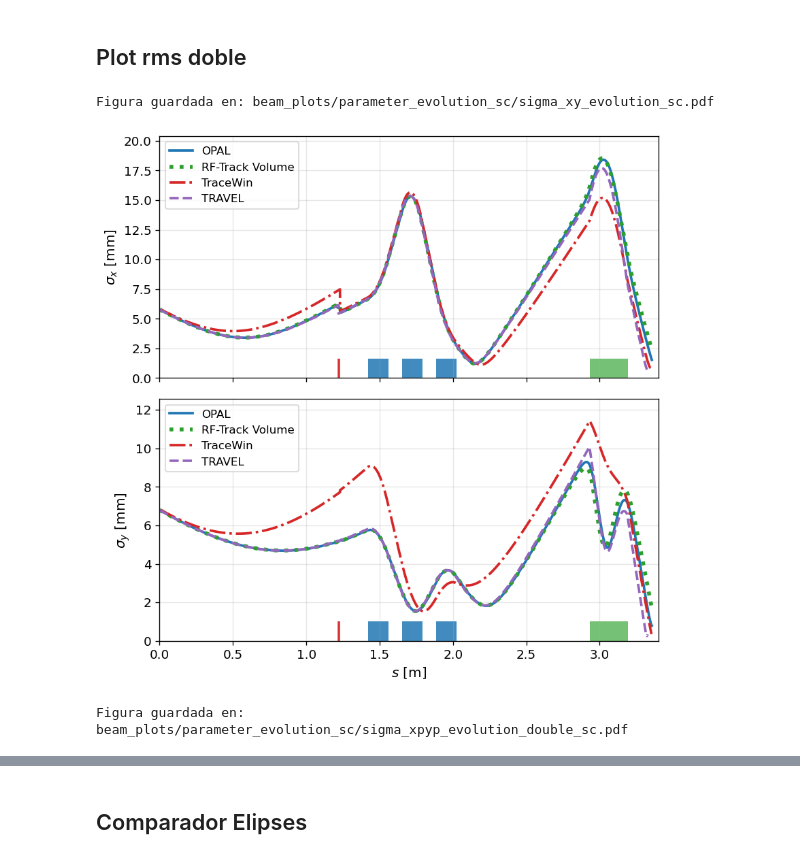
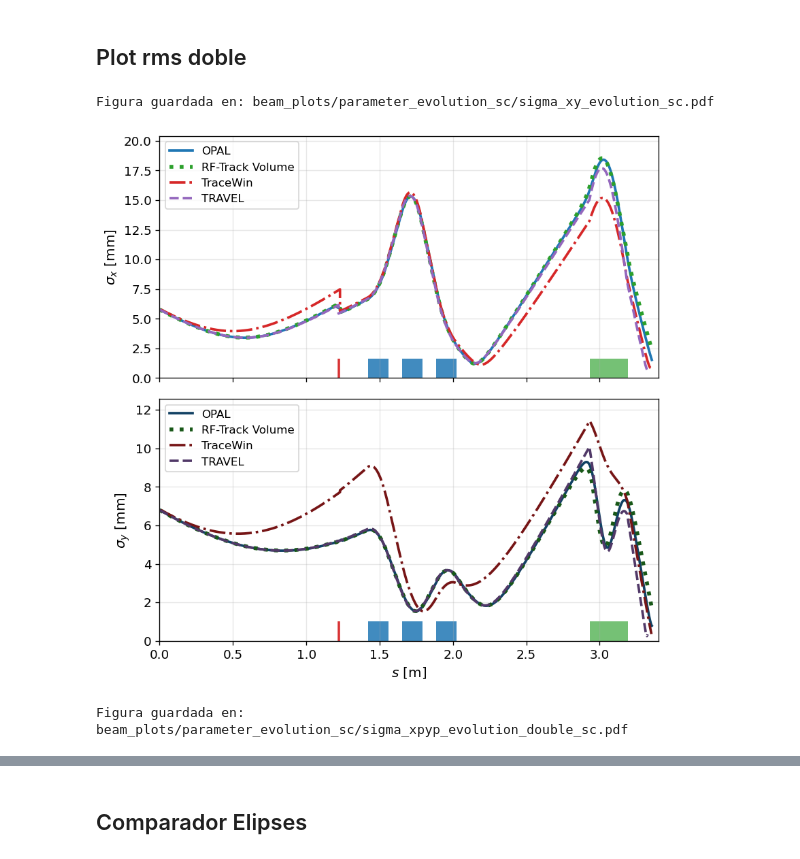
Before and after one commit to psolmor/Validation-of-linear-ion-accelerator, a Jupyter notebook: benchmark_sc.ipynb, the cells around one changed output, grey strips where cells are left out. Drawn from its saved outputs; the diff is of its cells as text; code cells hidden in the pictures.

```diff
--- a/benchmark_sc.ipynb
+++ b/benchmark_sc.ipynb
@@ -1946,6 +1946,9 @@ Figura guardada en: beam_plots/parameter_evolution_sc/momentum_evolution_sc.pdf
 # %% [markdown]
 ## Plot rms doble
 # %%
+import numpy as np
+import matplotlib.colors as mcolors
+
 # ============================================================
 # Labels, colores y grosores
 # ============================================================
@@ -1964,6 +1967,22 @@ lw_default = 2.2
 lw_rfv = 3.4
 
 
+def darken_color(color, factor=0.55):
+    """
+    Devuelve una versión más oscura del color.
+    factor < 1 oscurece.
+    """
+    rgb = np.array(mcolors.to_rgb(color))
+    return tuple(rgb * factor)
+
+
+# Colores más oscuros para las variables y, y'
+c_opal_y = darken_color(c_opal)
+c_rfv_y = darken_color(c_rfv)
+c_tw_y = darken_color(c_tw)
+c_travel_y = darken_color(c_travel)
+
+
 # ============================================================
 # RMS beam sizes: sigma_x y sigma_y
 # ============================================================
@@ -1978,44 +1997,44 @@ plot_param_double(
         (lab_travel, s_travel, rms_x_travel, ls_travel, c_travel, lw_default),
     ],
     [
-        (lab_opal, s_opal, rms_y_opal, ls_opal, c_opal, lw_default),
-        (lab_rfv, s_rf_vol, rms_y_rf_vol, ls_rfv, c_rfv, lw_rfv),
-        (lab_tw, s_tw_y_draw, tracewin_sigma_y_plot, ls_tw, c_tw, lw_default),
-        (lab_travel, s_travel, rms_y_travel, ls_travel, c_travel, lw_default),
+        (lab_opal, s_opal, rms_y_opal, ls_opal, c_opal_y, lw_default),
+        (lab_rfv, s_rf_vol, rms_y_rf_vol, ls_rfv, c_rfv_y, lw_rfv),
+        (lab_tw, s_tw_y_draw, tracewin_sigma_y_plot, ls_tw, c_tw_y, lw_default),
+        (lab_travel, s_travel, rms_y_travel, ls_travel, c_travel_y, lw_default),
     ],
     out("sigma_xy_evolution"),
     draw_lattice=True,
     auto_ylim=True
 )
 
 
 # ============================================================
 # RMS divergences: sigma_xp y sigma_yp
 # ============================================================
 # OJO: aquí NO vuelvo a multiplicar por 1000 si ya tienes:
 # tracewin_sigma_xp_plot = sigma_xp_tracewin * 1000
 # tracewin_sigma_yp_plot = sigma_yp_tracewin * 1000
 
 plot_param_double(
     r"$\sigma_{x'}$ [mrad]",
     r"$\sigma_{y'}$ [mrad]",
     [
         (lab_opal, s_opal, sigma_px_opal, ls_opal, c_opal, lw_default),
         (lab_rfv, s_rf_vol, sigma_xp_rf_vol, ls_rfv, c_rfv, lw_rfv),
         (lab_tw, s_tw_env_draw, tracewin_sigma_xp_plot, ls_tw, c_tw, lw_default),
         (lab_travel, s_travel, sigma_xp_travel, ls_travel, c_travel, lw_default),
     ],
     [
-        (lab_opal, s_opal, sigma_py_opal, ls_opal, c_opal, lw_default),
-        (lab_rfv, s_rf_vol, sigma_yp_rf_vol, ls_rfv, c_rfv, lw_rfv),
-        (lab_tw, s_tw_env_draw, tracewin_sigma_yp_plot, ls_tw, c_tw, lw_default),
-        (lab_travel, s_travel, sigma_yp_travel, ls_travel, c_travel, lw_default),
+        (lab_opal, s_opal, sigma_py_opal, ls_opal, c_opal_y, lw_default),
+        (lab_rfv, s_rf_vol, sigma_yp_rf_vol, ls_rfv, c_rfv_y, lw_rfv),
+        (lab_tw, s_tw_env_draw, tracewin_sigma_yp_plot, ls_tw, c_tw_y, lw_default),
+        (lab_travel, s_travel, sigma_yp_travel, ls_travel, c_travel_y, lw_default),
     ],
     out("sigma_xpyp_evolution_double"),
     draw_lattice=True,
     auto_ylim=False
 )
 # %% [output]
 Figura guardada en: beam_plots/parameter_evolution_sc/sigma_xy_evolution_sc.pdf
-[figure, old version]
+[figure, new version]
 Figura guardada en: beam_plots/parameter_evolution_sc/sigma_xpyp_evolution_double_sc.pdf
```
Also changed, not shown: parts of 4 cells of this notebook, 13 other files.
